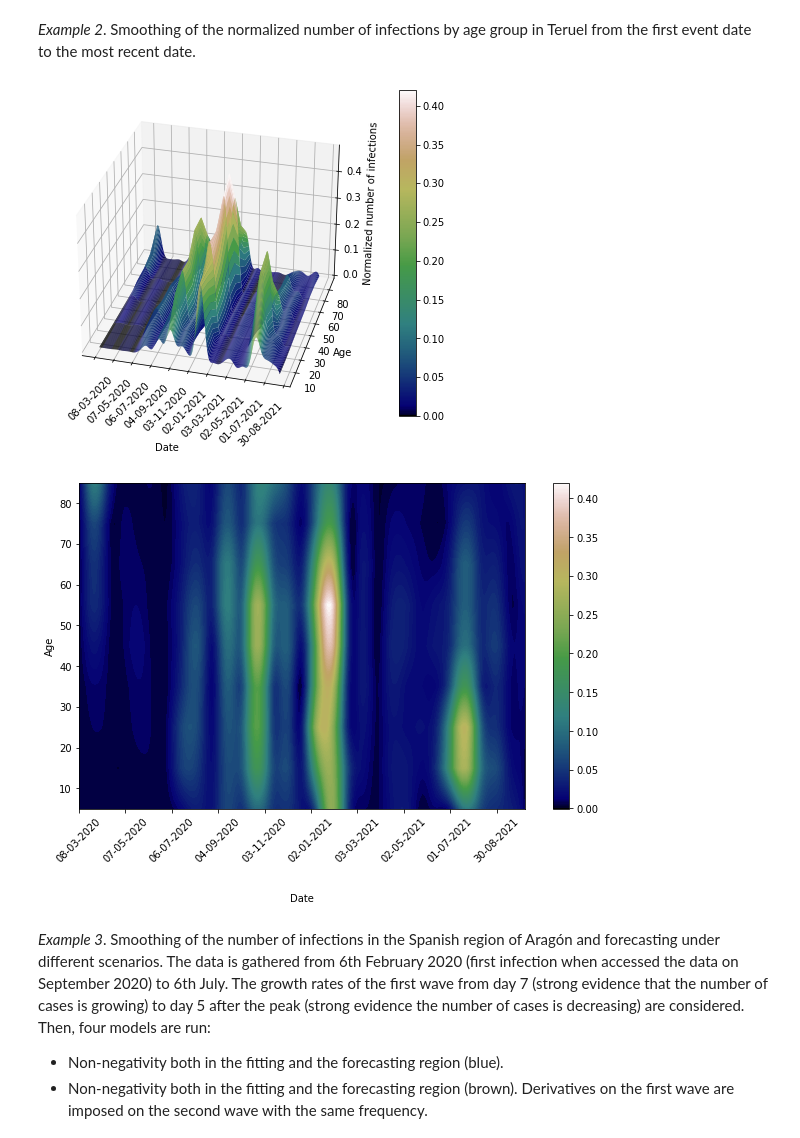
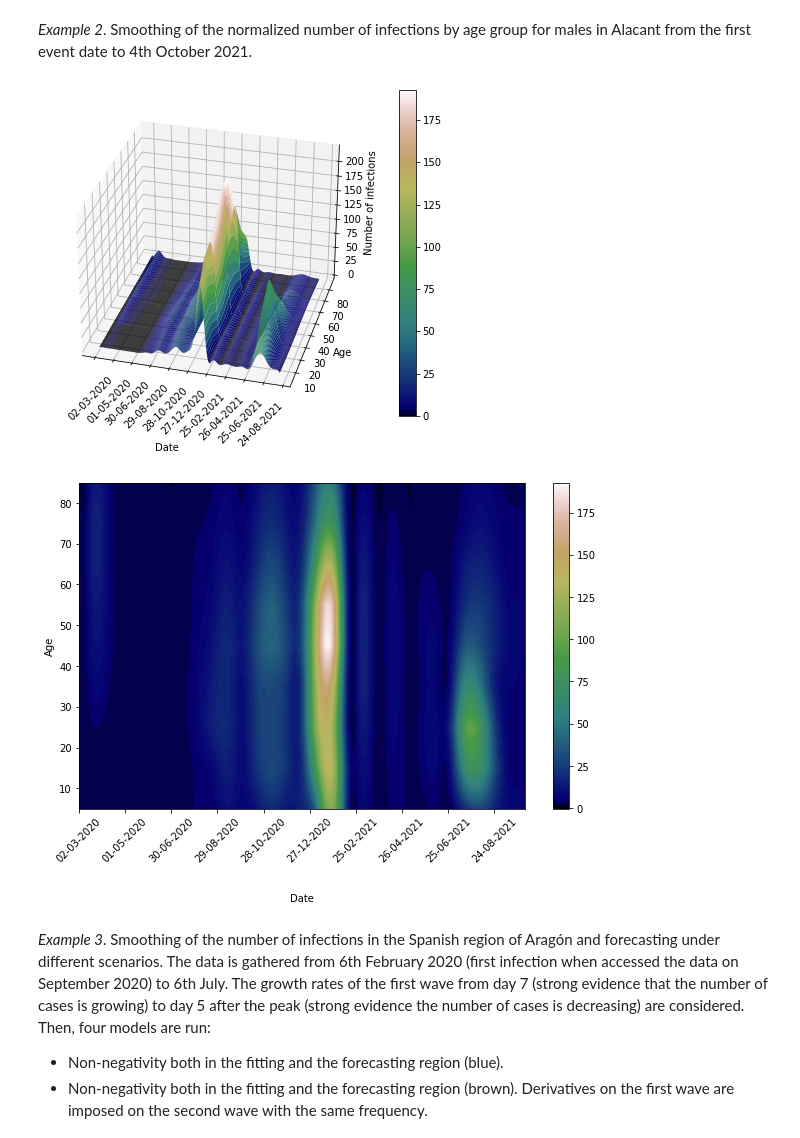
Before and after one commit to ManuelNavarroGarcia/cpsplines, a Jupyter notebook: examples/covid_data.ipynb, the cells around one changed output. Drawn from its saved outputs; the diff is of its cells as text; code cells hidden in the pictures.

Commit message:
run covid notebook with new params

```diff
--- a/examples/covid_data.ipynb
+++ b/examples/covid_data.ipynb
@@ -56,46 +62,46 @@ _ = ax1d.tick_params(axis="both", which="major", labelsize=16)
 # %% [markdown]
-*Example 2*. Smoothing of the normalized number of infections by age group in
-Teruel from the first event date to the most recent date.
+*Example 2*. Smoothing of the normalized number of infections by age group for
+males in Alacant from the first event date to 4th October 2021.
 # %%
 df = filter_covid_df(
     response_var="num_casos",
     min_date=None,
-    max_date=None,
+    max_date=pd.Timestamp(2021,10,4),
     gender=("H",),
-    region=("TE",),
-).pipe(pivot_covid_df, response_var="num_casos", normalize=True)
+    region=("A",),
+).pipe(pivot_covid_df, response_var="num_casos")
 
 dates = df.index
 days = get_days_from_covid_df(df=df)
 ages = np.array([code * 10 + 5 for code in df.columns.codes])
 num_casos = df.values
 
 example2d = GridCPsplines(deg=(3,3),
-                         ord_d=(2,2),
-                         n_int=(30,20),
-                         sp_args={"options": {"ftol": 1e-12}},
-                         int_constraints={0: {0: {"+": 0}}, 1: {0: {"+": 0}}})
-example2d.fit(x=(days, ages), y=num_casos)
+                          ord_d=(2,2),
+                          n_int=(30,20),
+                          sp_args={"options": {"ftol": 1e-12}},
+                          int_constraints={0: {0: {"+": 0}}, 1: {0: {"+": 0}}})
+example2d.fit(x=(days, ages), y=num_casos, y_range=(0,1))
 
 plot2d = plot_surfaces(
     fittings=(example2d,),
     col_surface=("gist_earth",),
     contour_plot=True,
     figsize=(10, 6),
     orientation=(30, 285),
 )
 
 for fig_tuple in plot2d:
     fig2d, ax2d = fig_tuple[0], fig_tuple[1]
     _ = ax2d.set_xticks(days)
     _ = ax2d.set_xticklabels(dates.strftime("%d-%m-%Y"), rotation=45)
     _ = ax2d.xaxis.set_major_locator(plticker.MultipleLocator(base=60.0))
     _ = ax2d.set_xlabel("Date", labelpad=30)
     _ = ax2d.set_ylabel("Age")
-_ = plot2d[0][1].set_zlabel("Normalized number of infections")
+_ = plot2d[0][1].set_zlabel("Number of infections")
 # %% [output]
-[figure, old version]
+[figure, new version]
-[figure, old version]
+[figure, new version]
 # %% [markdown]
 *Example 3*. Smoothing of the number of infections in the Spanish region of Aragón and forecasting under different scenarios. The data is gathered from 6th February 2020 (first infection when accessed the data on September 2020) to 6th July. The growth rates of the first wave from day 7 (strong evidence that the number of cases is growing) to day 5 after the peak (strong evidence the number of cases is decreasing) are considered. Then, four models are run:
 - Non-negativity both in the fitting and the forecasting region (blue).
```
Also changed, not shown: parts of 3 cells of this notebook.
